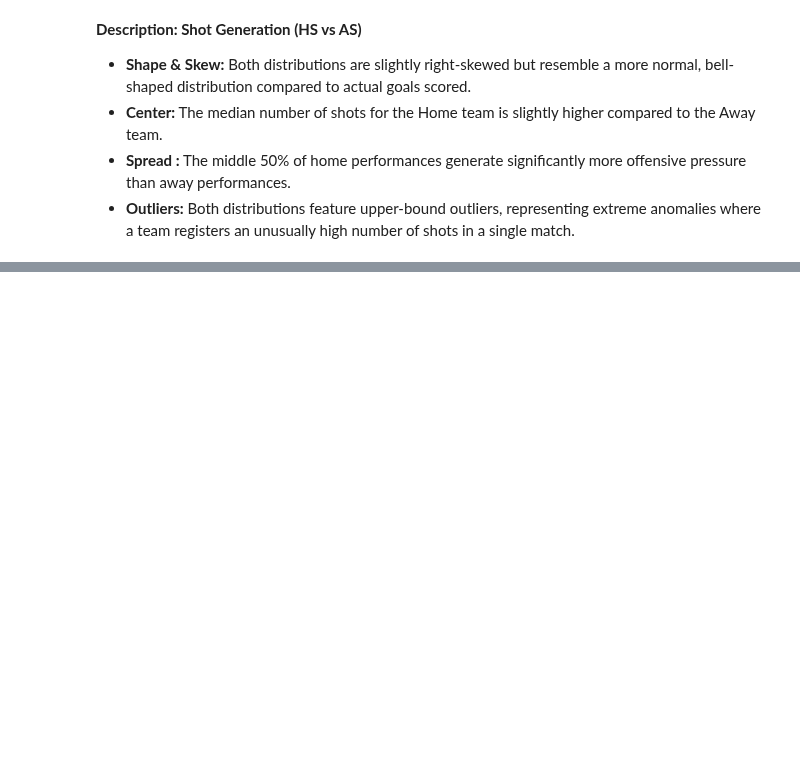
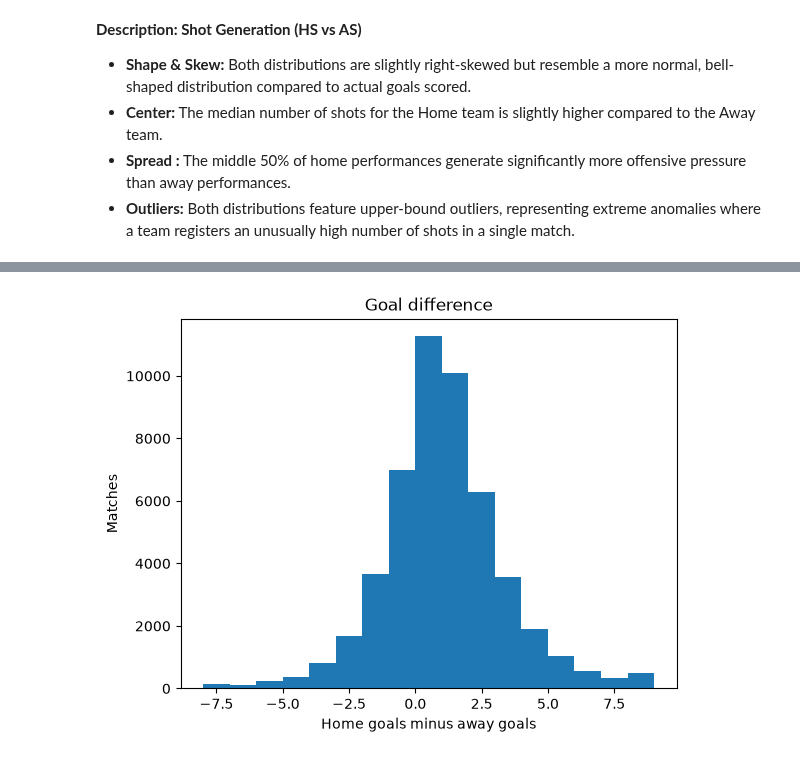
Before and after one commit to YoussefEgh/cs418-football, a Jupyter notebook: eda.ipynb, the cells around one changed output, grey strips where cells are left out. Drawn from its saved outputs; the diff is of its cells as text; code cells hidden in the pictures; blank space fills up the shorter version.

```diff
--- a/eda.ipynb
+++ b/eda.ipynb
@@ -224,0 +316,8 @@ max     29.000000   28.000000
+# %%
+fig, ax = plt.subplots()
+ax.hist(intl["goal_diff"].clip(-8, 8), bins=range(-8, 10))
+ax.set_xlabel("Home goals minus away goals"); ax.set_ylabel("Matches")
+ax.set_title("Goal difference")
+plt.show()
+# %% [output]
+[figure, added]
```
Also changed, not shown: parts of 23 cells of this notebook.
